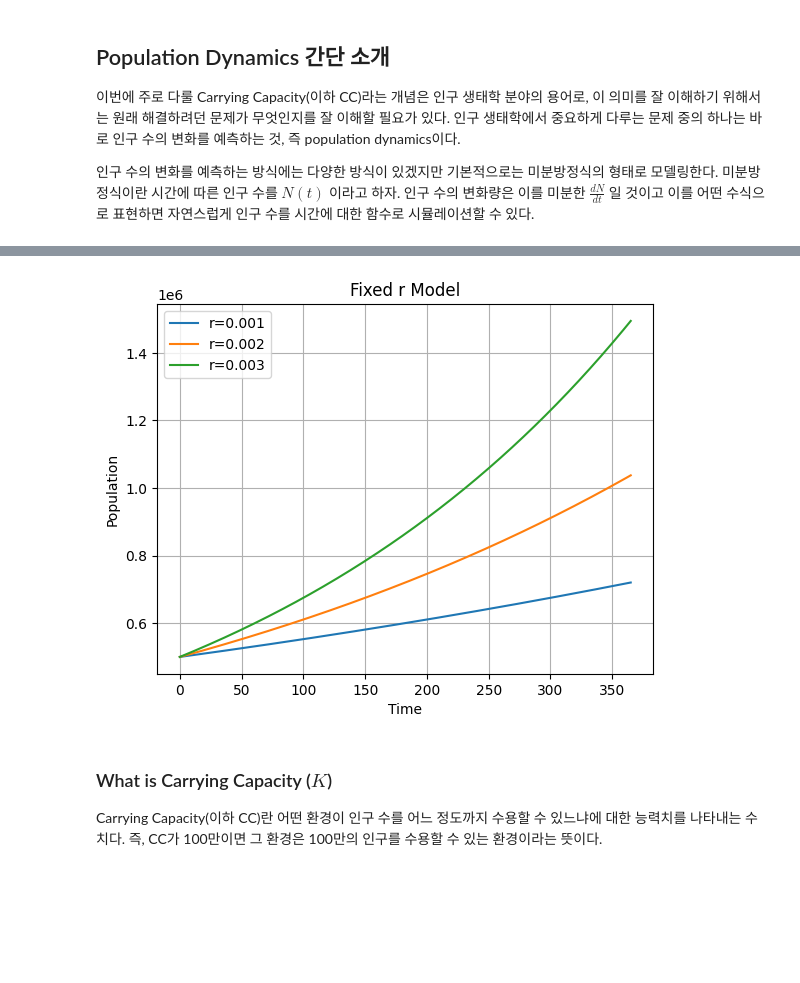
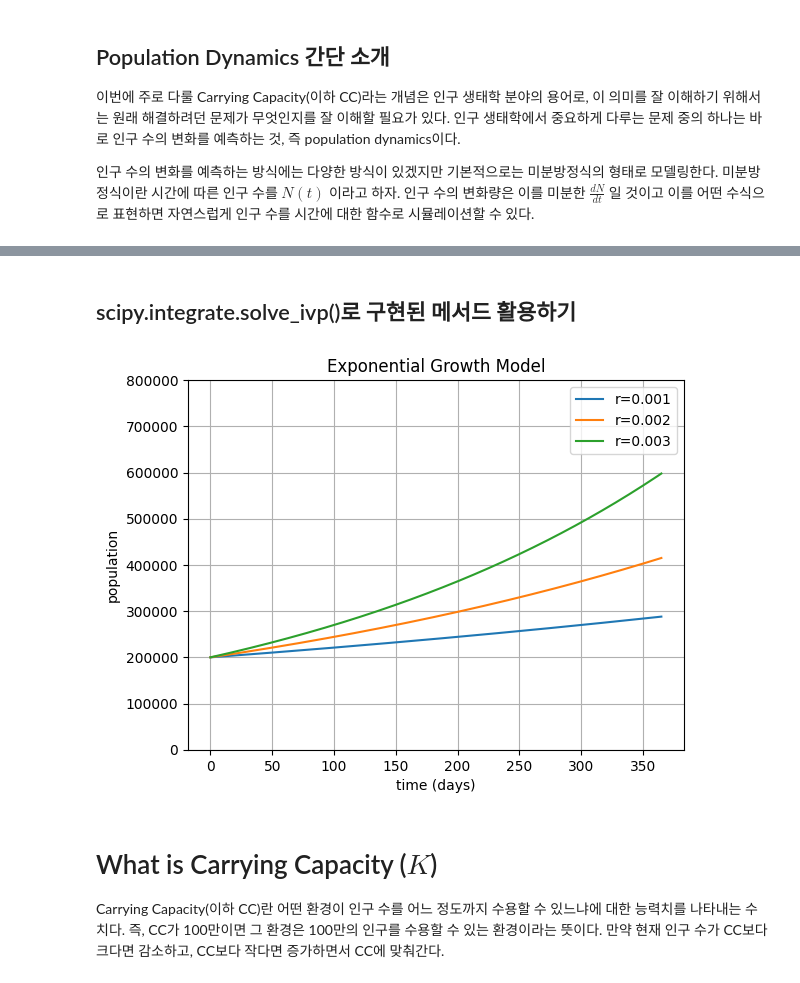
Before and after one commit to chanheelee-dev/blog-with-code, a Jupyter notebook: contents/carrying_capacity/carrying_capacity.ipynb, the cells around one changed output, grey strips where cells are left out. Saved outputs shown, nothing was run; the diff lists cells and outputs as text; code cells hidden in the pictures; blank space fills up the shorter version.

Commit message:
ODE model draft

```diff
--- a/contents/carrying_capacity/carrying_capacity.ipynb
+++ b/contents/carrying_capacity/carrying_capacity.ipynb
@@ -29,45 +70,38 @@ import pandas as pd
+# %% [markdown]
+## scipy.integrate.solve_ivp()로 구현된 메서드 활용하기
 # %%
-# Fixed r Model (Exponential Growth)
-def fixed_r_model(t, N, r):
+# CASE 1: Exponential Growth
+def exp_growth_model(t, N, r):
     dNdt = r * N
     return dNdt
 
 
-def solve_fixed_r_model(N_0, time_step, r):
+# Time Mesh
+end_time = 365 + 1
+times = np.arange(0, end_time)
+
+# r값에 따른 시뮬레이션 plotting
+N_0 = 200_000  # initial population
+for r in [0.001, 0.002, 0.003]:
     sol = scipy.integrate.solve_ivp(
-        fixed_r_model,
-        t_span=(time_step[0], time_step[-1]),
+        exp_growth_model,
+        t_span=(times[0], times[-1]),
         y0=[N_0],
         args=(r,),
-        t_eval=time_step
+        t_eval=times
     )
 
-    # vizualize the solution
-    sns.lineplot(x=sol.t, y=sol.y[0], label=f"r={r}")
-    plt.grid()
-    plt.xlabel("Time")
-    plt.ylabel("Population")
-    plt.title("Fixed r Model")
-
-    return sol
+    ax = sns.lineplot(x=sol.t, y=sol.y[0], label=f"r={r}")
+    ax.set_title("Exponential Growth Model")
+    ax.set_xlabel("time (days)")
+    ax.set_ylabel("population")
+    ax.set_ylim(0, 8e5)
+plt.grid()
+plt.show()
+# %% [output]
+[figure, added]
-# %%
-# CASE 1: Exponential Growth
-
-# Time Mesh
-end_time = 365 + 1
-times = np.arange(0, end_time)
-
-N_0 = 500_000  # initial population
-r = 0.001  # growth rate
-
-solve_fixed_r_model(N_0, times, r=0.001)
-solve_fixed_r_model(N_0, times, r=0.002)
-solve_fixed_r_model(N_0, times, r=0.003)
-plt.show()
-# %% [output]
-[figure, removed]
 # %% [markdown]
-### What is Carrying Capacity ($K$)
+# What is Carrying Capacity ($K$)
 
-Carrying Capacity(이하 CC)란 어떤 환경이 인구 수를 어느 정도까지 수용할 수 있느냐에 대한 능력치를 나타내는 수치다. 즉, CC가 100만이면 그 환경은 100만의 인구를 수용할 수 있는 환경이라는 뜻이다.
+Carrying Capacity(이하 CC)란 어떤 환경이 인구 수를 어느 정도까지 수용할 수 있느냐에 대한 능력치를 나타내는 수치다. 즉, CC가 100만이면 그 환경은 100만의 인구를 수용할 수 있는 환경이라는 뜻이다. 만약 현재 인구 수가 CC보다 크다면 감소하고, CC보다 작다면 증가하면서 CC에 맞춰간다.
 # %%
```
Also changed, not shown: parts of 10 cells of this notebook, 1 other file.
